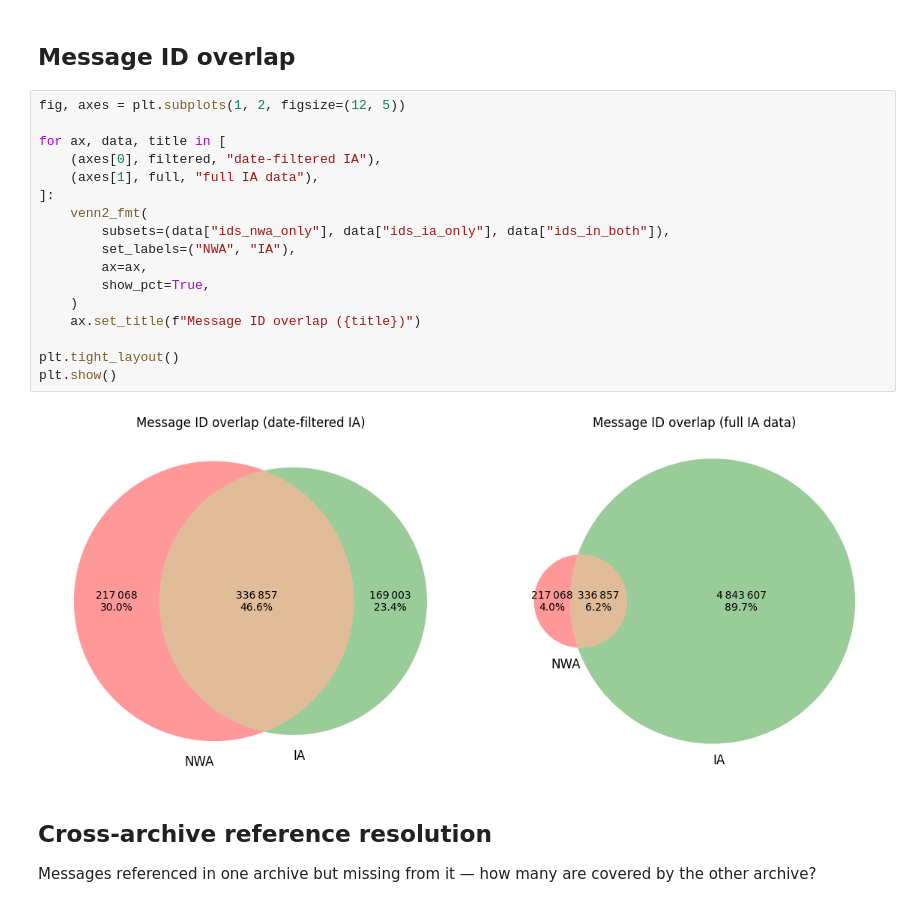
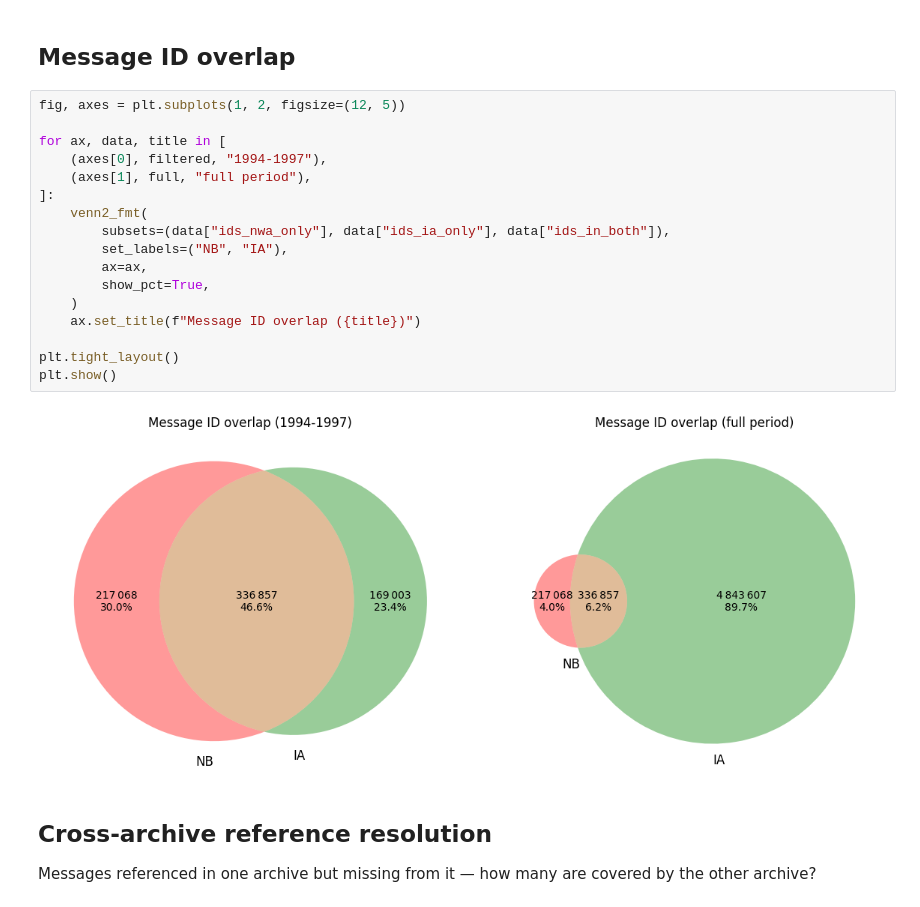
Before and after one commit to NationalLibraryOfNorway/norwegian_usenet, a Jupyter notebook: notebooks/compare_ia_nwa_message_ids.ipynb, the cells around one changed output. Saved outputs shown, nothing was run; the diff lists cells and outputs as text.

```diff
--- a/notebooks/compare_ia_nwa_message_ids.ipynb
+++ b/notebooks/compare_ia_nwa_message_ids.ipynb
@@ -21,22 +21,22 @@ filtered = load("../data/ia_nwa_message_id_overlap_date_filtered.json")
 # %%
 fig, axes = plt.subplots(1, 2, figsize=(12, 5))
 
 for ax, data, title in [
-    (axes[0], filtered, "date-filtered IA"),
-    (axes[1], full, "full IA data"),
+    (axes[0], filtered, "1994-1997"),
+    (axes[1], full, "full period"),
 ]:
     venn2_fmt(
         subsets=(data["ids_nwa_only"], data["ids_ia_only"], data["ids_in_both"]),
-        set_labels=("NWA", "IA"),
+        set_labels=("NB", "IA"),
         ax=ax,
         show_pct=True,
     )
     ax.set_title(f"Message ID overlap ({title})")
 
 plt.tight_layout()
 plt.show()
 # %% [output]
-[figure, old version]
+[figure, new version]
 # %% [markdown]
 ## Cross-archive reference resolution
 
```
Also changed, not shown: parts of 1 cell of this notebook, 6 other files.
